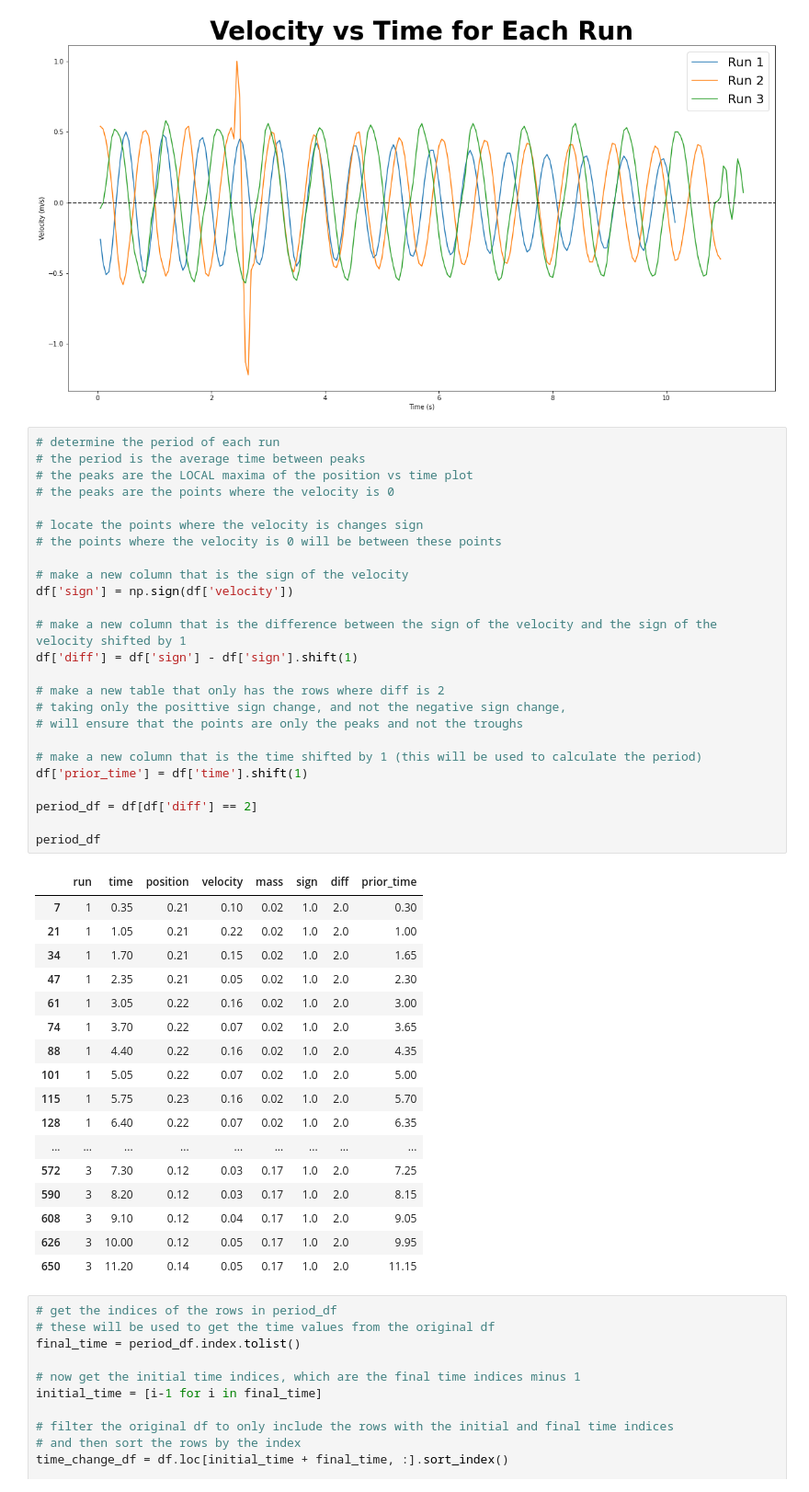
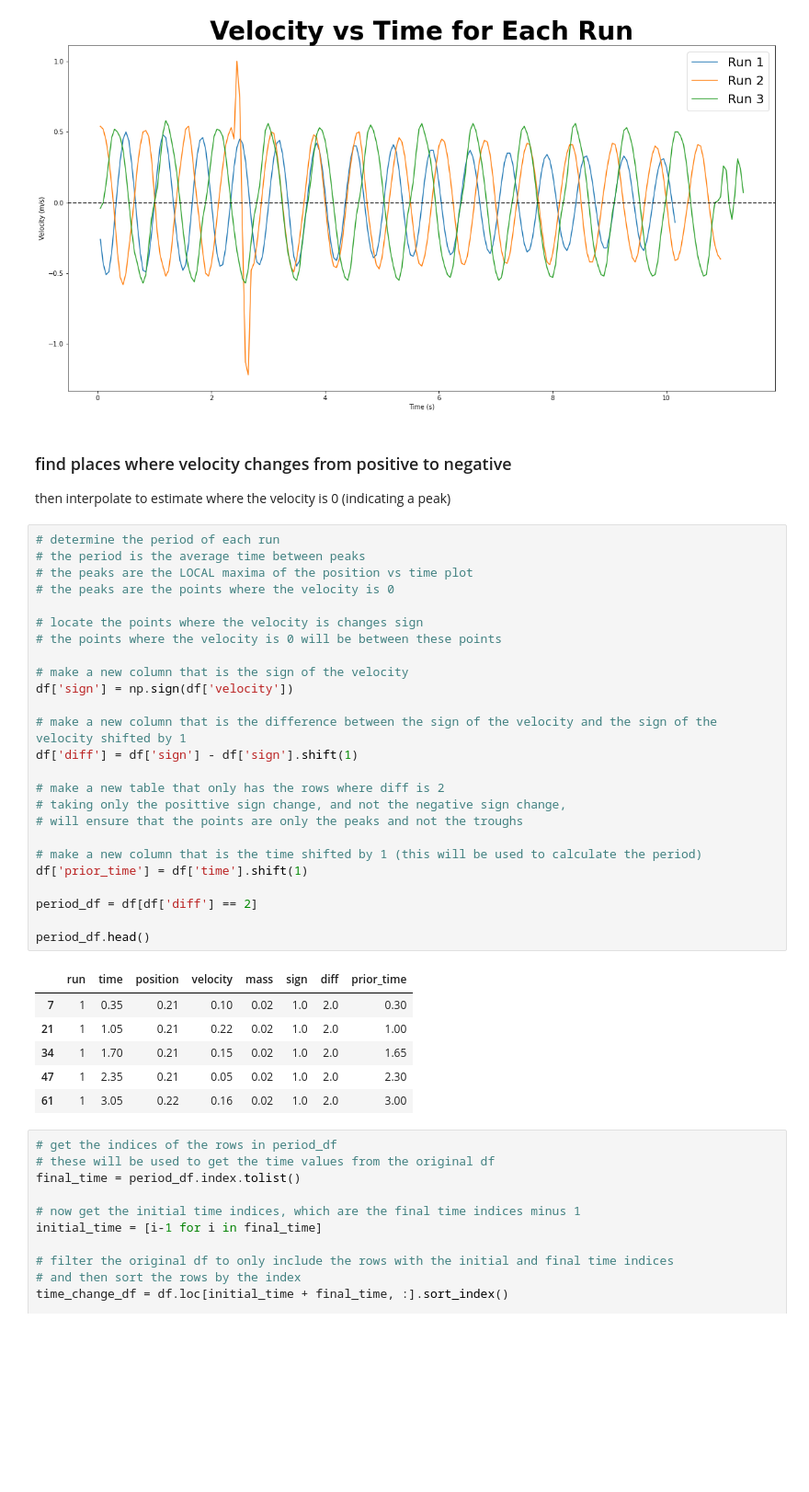
Before and after one commit to aaweaver-actuary/physics, a Jupyter notebook: S02 - Spring 2023/Labs/lab4.ipynb, the cells around one changed output. Shown at 92% size. Saved outputs shown, nothing was run; the diff lists cells and outputs as text; blank space fills up the shorter version.

```diff
--- a/S02 - Spring 2023/Labs/lab4.ipynb
+++ b/S02 - Spring 2023/Labs/lab4.ipynb
@@ -94,49 +102,41 @@ plt.title('Velocity vs Time for Each Run')
 plt.show()
 # %% [output]
 [figure]
+# %% [markdown]
+### find places where velocity changes from positive to negative
+then interpolate to estimate where the velocity is 0 (indicating a peak)
 # %%
 # determine the period of each run
 # the period is the average time between peaks
 # the peaks are the LOCAL maxima of the position vs time plot
 # the peaks are the points where the velocity is 0
 
 # locate the points where the velocity is changes sign
 # the points where the velocity is 0 will be between these points
 
 # make a new column that is the sign of the velocity
 df['sign'] = np.sign(df['velocity'])
 
 # make a new column that is the difference between the sign of the velocity and the sign of the velocity shifted by 1
 df['diff'] = df['sign'] - df['sign'].shift(1)
 
 # make a new table that only has the rows where diff is 2
 # taking only the posittive sign change, and not the negative sign change,
 # will ensure that the points are only the peaks and not the troughs
 
 # make a new column that is the time shifted by 1 (this will be used to calculate the period)
 df['prior_time'] = df['time'].shift(1)
 
 period_df = df[df['diff'] == 2]
 
-period_df
+period_df.head()
 # %% [output]
 |  | run | time | position | velocity | mass | sign | diff | prior_time |
 | 7 | 1 | 0.35 | 0.21 | 0.10 | 0.02 | 1.0 | 2.0 | 0.30 |
 | 21 | 1 | 1.05 | 0.21 | 0.22 | 0.02 | 1.0 | 2.0 | 1.00 |
 | 34 | 1 | 1.70 | 0.21 | 0.15 | 0.02 | 1.0 | 2.0 | 1.65 |
 | 47 | 1 | 2.35 | 0.21 | 0.05 | 0.02 | 1.0 | 2.0 | 2.30 |
 | 61 | 1 | 3.05 | 0.22 | 0.16 | 0.02 | 1.0 | 2.0 | 3.00 |
-| 74 | 1 | 3.70 | 0.22 | 0.07 | 0.02 | 1.0 | 2.0 | 3.65 |
-| 88 | 1 | 4.40 | 0.22 | 0.16 | 0.02 | 1.0 | 2.0 | 4.35 |
-| 101 | 1 | 5.05 | 0.22 | 0.07 | 0.02 | 1.0 | 2.0 | 5.00 |
-| 115 | 1 | 5.75 | 0.23 | 0.16 | 0.02 | 1.0 | 2.0 | 5.70 |
-| 128 | 1 | 6.40 | 0.22 | 0.07 | 0.02 | 1.0 | 2.0 | 6.35 |
-| ... | ... | ... | ... | ... | ... | ... | ... | ... |
-| 572 | 3 | 7.30 | 0.12 | 0.03 | 0.17 | 1.0 | 2.0 | 7.25 |
-| 590 | 3 | 8.20 | 0.12 | 0.03 | 0.17 | 1.0 | 2.0 | 8.15 |
-| 608 | 3 | 9.10 | 0.12 | 0.04 | 0.17 | 1.0 | 2.0 | 9.05 |
-| 626 | 3 | 10.00 | 0.12 | 0.05 | 0.17 | 1.0 | 2.0 | 9.95 |
-| 650 | 3 | 11.20 | 0.14 | 0.05 | 0.17 | 1.0 | 2.0 | 11.15 |
 # %%
 # get the indices of the rows in period_df
 # these will be used to get the time values from the original df
```
Also changed, not shown: parts of 19 cells of this notebook.
